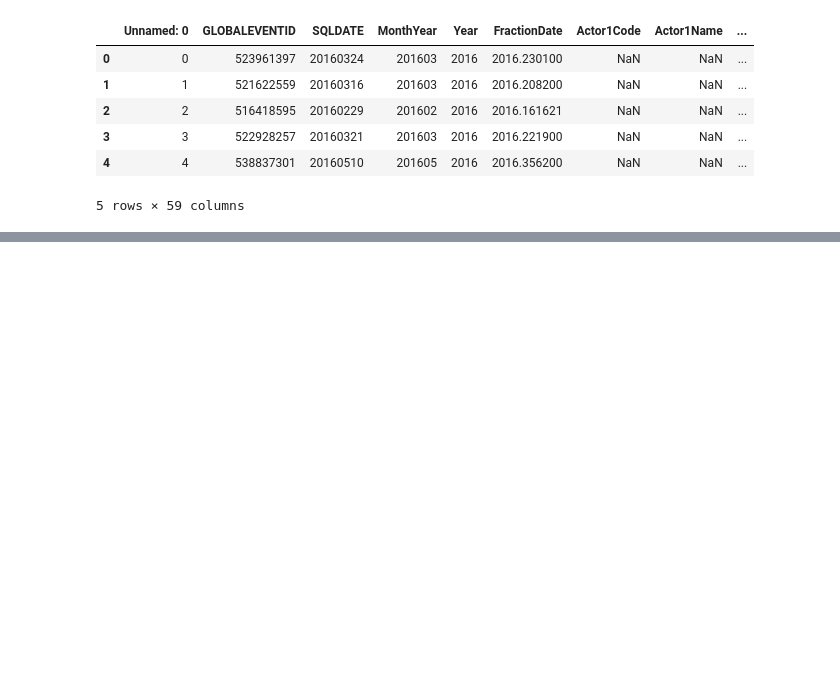
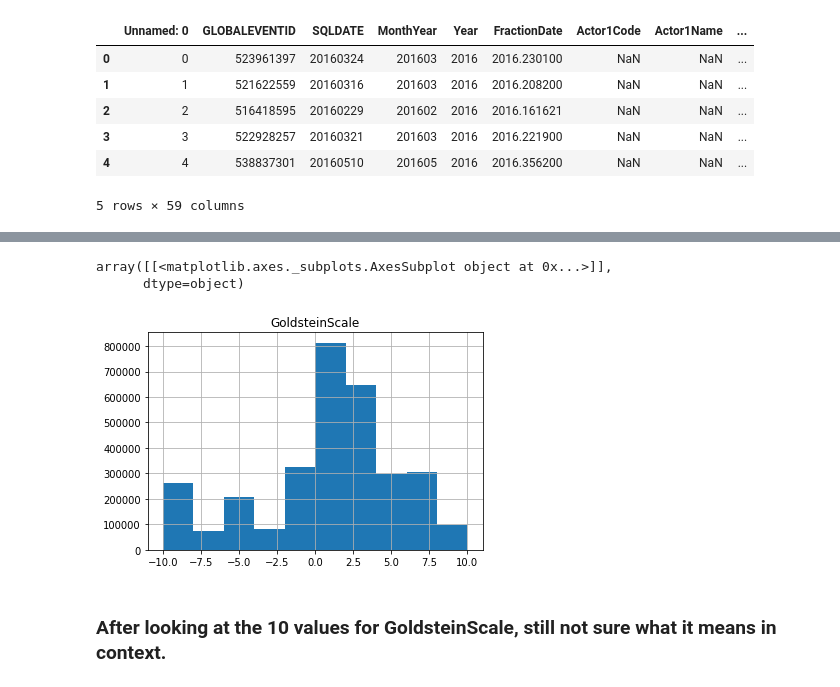
Before and after one commit to philip-sparks/Springboard-AI, a Jupyter notebook: GDELT_Capstone/France Collection, Wrangling.ipynb, the cells around one changed output, grey strips where cells are left out. Cells and saved outputs as stored; diff of their text form; code cells hidden in the pictures; blank space fills up the shorter version.

```diff
--- a/GDELT_Capstone/France Collection, Wrangling.ipynb
+++ b/GDELT_Capstone/France Collection, Wrangling.ipynb
@@ -61,0 +250,8 @@ france_subset.head()
+# %%
+france_events.hist('GoldsteinScale')
+# %% [output]
+array([[<matplotlib.axes._subplots.AxesSubplot object at 0x...>]],
+      dtype=object)
+[figure, added]
+# %% [markdown]
+### After looking at the 10 values for GoldsteinScale, still not sure what it means in context.
```
Also changed, not shown: parts of 48 cells of this notebook.
